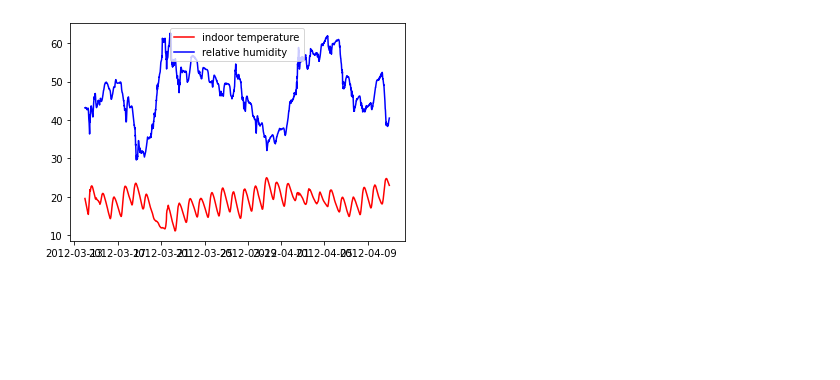
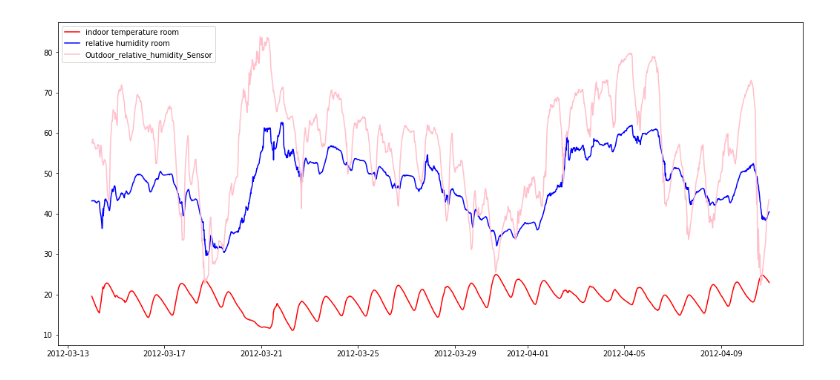
Before and after one commit to HedersonSantos/SmartHome, a Jupyter notebook: seriesTemporais_sarimax.ipynb, the cells around one changed output. Drawn from its saved outputs; the diff is of its cells as text; code cells hidden in the pictures; blank space fills up the shorter version.

```diff
--- a/seriesTemporais_sarimax.ipynb
+++ b/seriesTemporais_sarimax.ipynb
@@ -115,7 +159,9 @@ df_treino[['Relative_humidity_room']].plot(figsize=(12,6), title='Relative humid
 # %%
-plt.plot(df_treino['Indoor_temperature_room'], color='red', label = 'indoor temperature')
-plt.plot(df_treino['Relative_humidity_room'], color='blue', label = 'relative humidity')
+fig, ax = plt.subplots(figsize=(18,8))
+plt.plot(df_treino['Indoor_temperature_room'], color='red', label = 'indoor temperature room')
+plt.plot(df_treino['Relative_humidity_room'], color='blue', label = 'relative humidity room')
+plt.plot(df_treino['Outdoor_relative_humidity_Sensor'], color='pink', label = 'Outdoor_relative_humidity_Sensor')
 plt.legend()
 plt.show()
 # %% [output]
-[figure, old version]
+[figure, new version]
```
Also changed, not shown: parts of 11 cells of this notebook.
